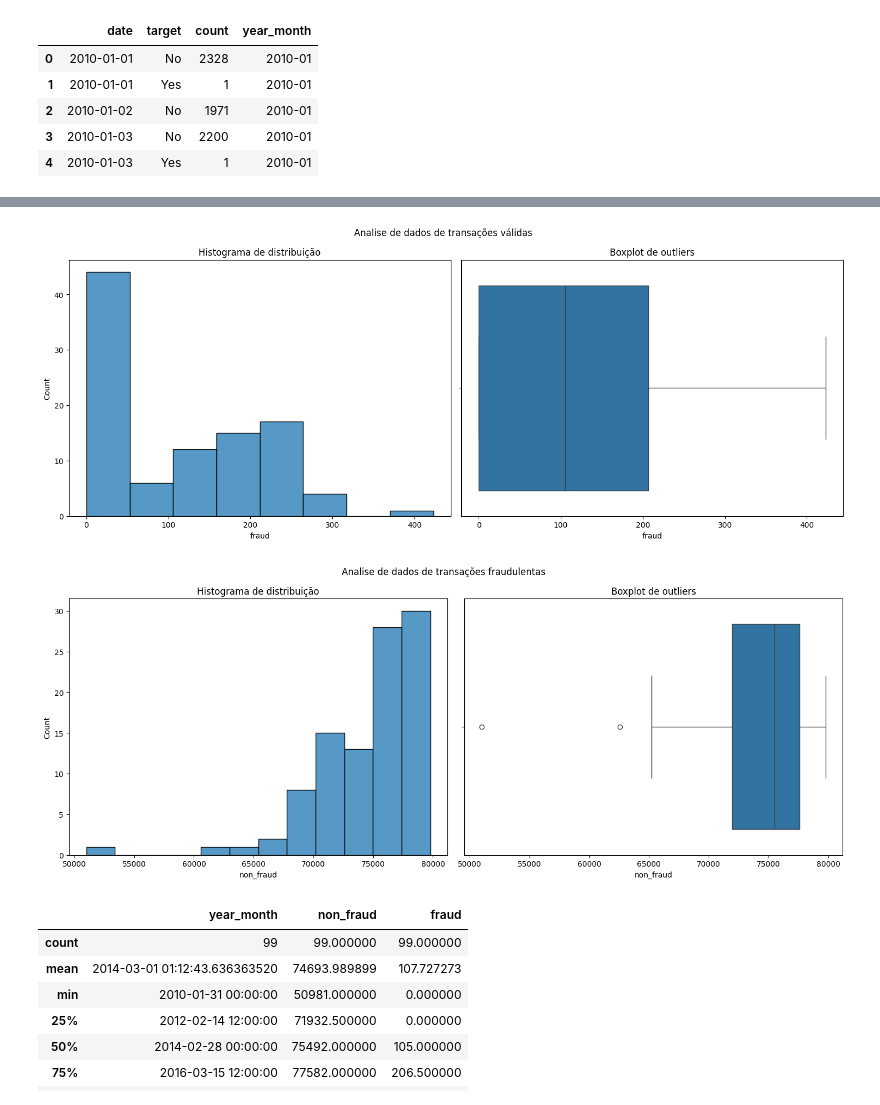
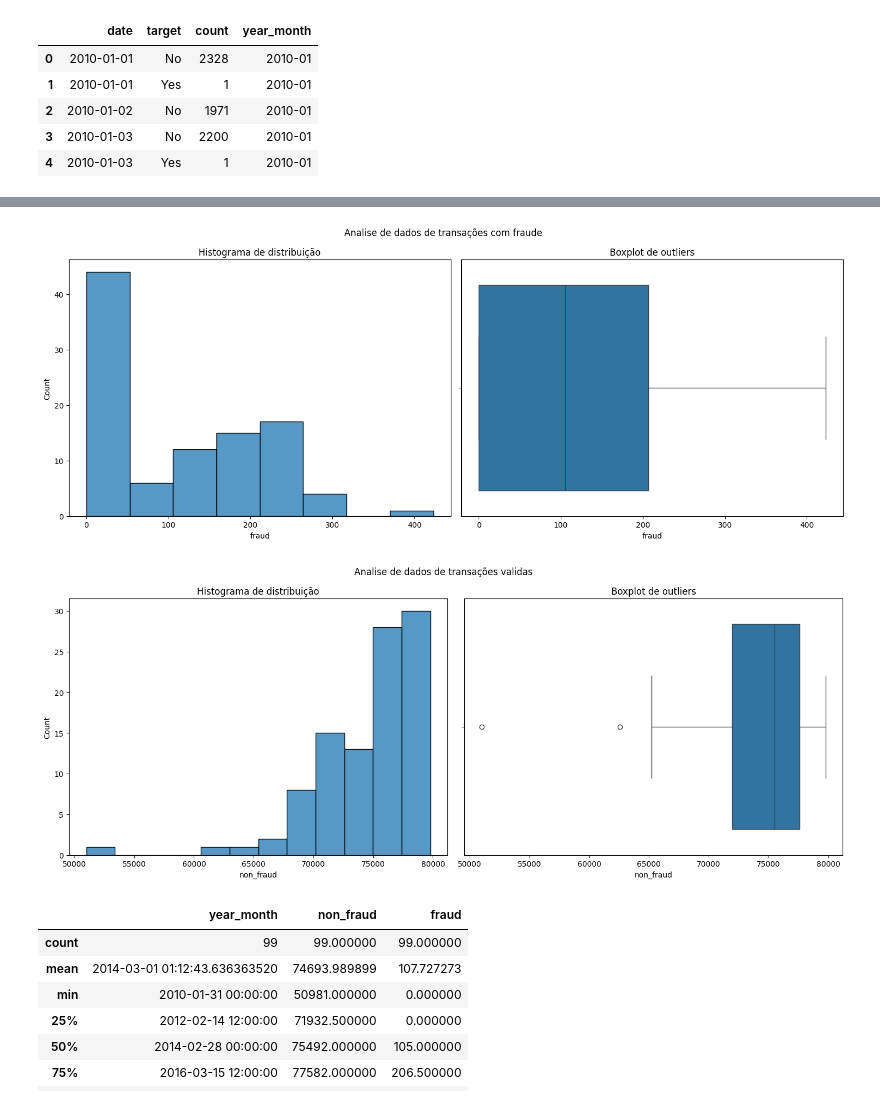
Before and after one commit to Angelicogfa/tcc_mba_datascience_analytics_usp_esalq, a Jupyter notebook: analise_fraude.ipynb, the cells around one changed output, grey strips where cells are left out. Drawn from its saved outputs; the diff is of its cells as text; code cells hidden in the pictures.

```diff
--- a/analise_fraude.ipynb
+++ b/analise_fraude.ipynb
@@ -436,22 +471,22 @@ df_pivot
 # %%
 plt.figure(figsize=(15,6))
-plt.suptitle('Analise de dados de transações válidas')
+plt.suptitle('Analise de dados de transações com fraude')
 
 plt.subplot(121)
 plt.title('Histograma de distribuição')
 sns.histplot(data=df_pivot, x='fraud')
 
 plt.subplot(122)
 plt.title('Boxplot de outliers')
 sns.boxplot(data=df_pivot, x='fraud')
 
 plt.tight_layout()
 plt.show()
 # %% [output]
-[figure, old version]
+[figure, new version]
 # %%
 plt.figure(figsize=(15,6))
-plt.suptitle('Analise de dados de transações fraudulentas')
+plt.suptitle('Analise de dados de transações validas')
 
 plt.subplot(121)
 plt.title('Histograma de distribuição')
@@ -465,7 +500,7 @@ sns.boxplot(data=df_pivot, x='non_fraud')
 plt.tight_layout()
 plt.show()
 # %% [output]
-[figure, old version]
+[figure, new version]
 # %%
 df_pivot.describe()
 # %% [output]
```
Also changed, not shown: parts of 16 cells of this notebook.
